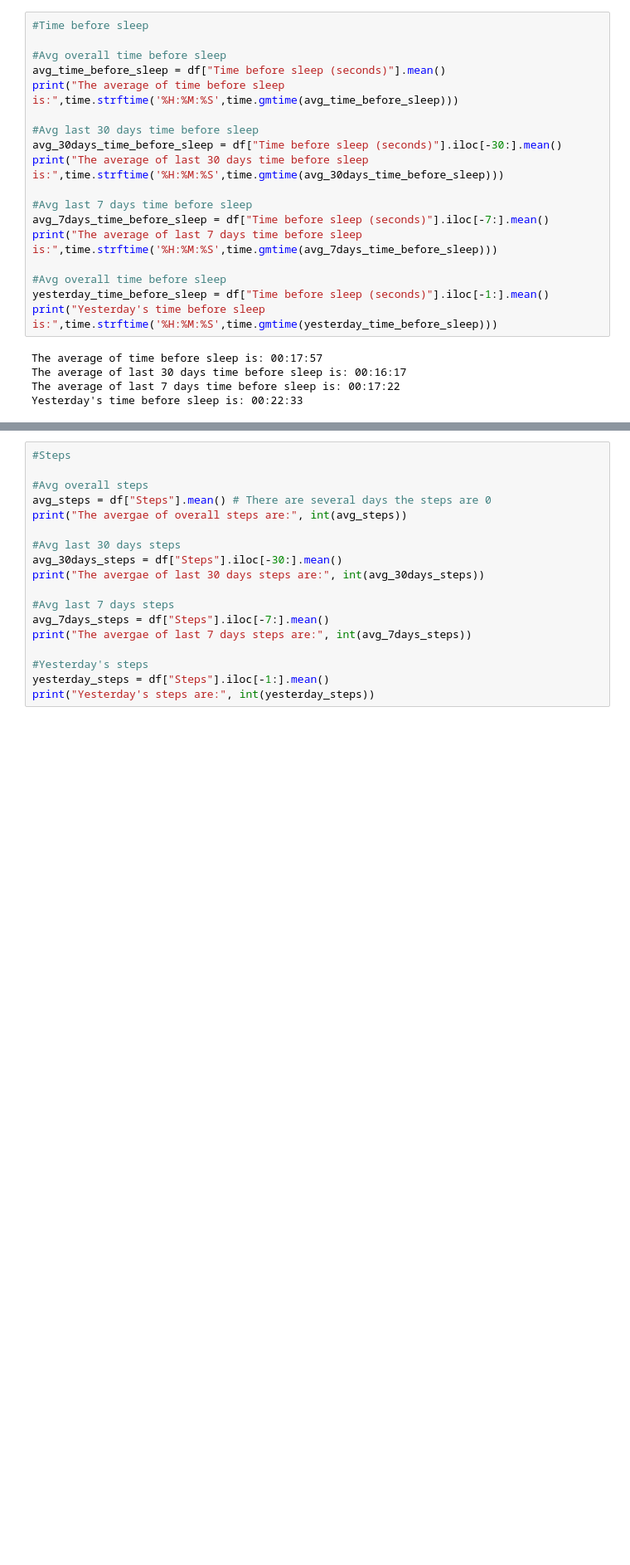
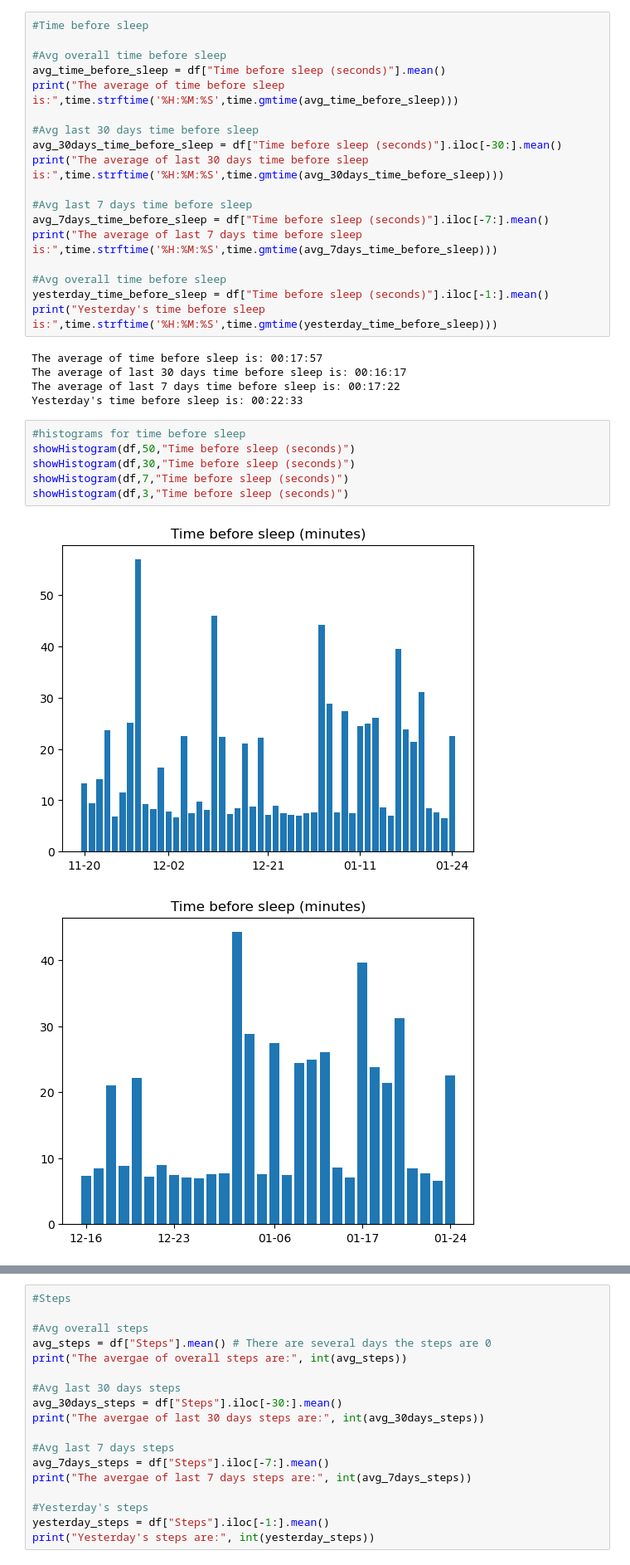
Before and after one commit to aidanjc/Good-Night, a Jupyter notebook: CS125.ipynb, the cells around one changed output, grey strips where cells are left out. Shown at 83% size. Cells and saved outputs as stored; diff of their text form; blank space fills up the shorter version.

```diff
--- a/CS125.ipynb
+++ b/CS125.ipynb
@@ -141,3 +199,12 @@ The average of time before sleep is: 00:17:57
 The average of last 30 days time before sleep is: 00:16:17
 The average of last 7 days time before sleep is: 00:17:22
 Yesterday's time before sleep is: 00:22:33
+# %%
+#histograms for time before sleep
+showHistogram(df,50,"Time before sleep (seconds)")
+showHistogram(df,30,"Time before sleep (seconds)")
+showHistogram(df,7,"Time before sleep (seconds)")
+showHistogram(df,3,"Time before sleep (seconds)")
+# %% [output]
+[figure, added]
+[figure, added]
```
Also changed, not shown: parts of 7 cells of this notebook.
